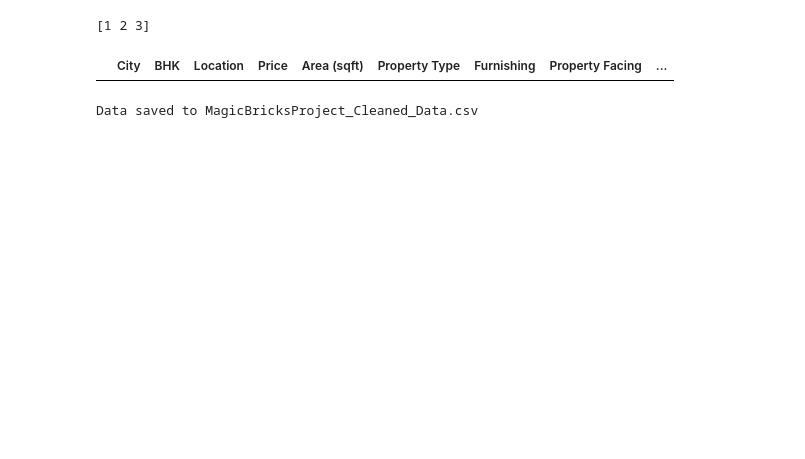
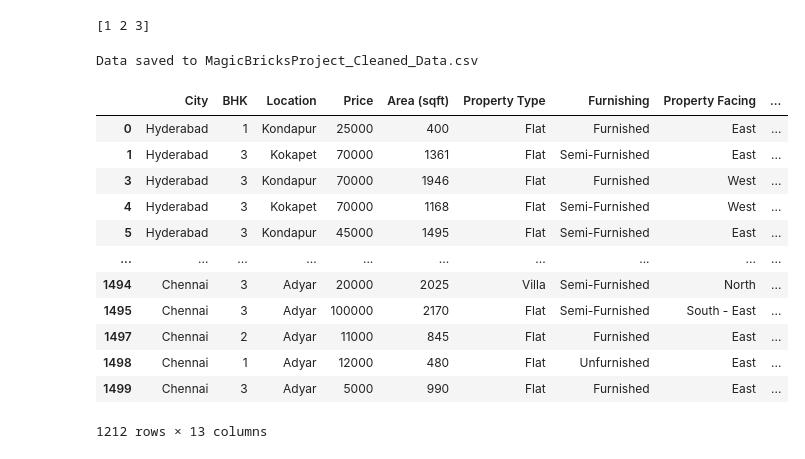
Before and after one commit to kunal1300/MagicBricksProject_Scraped_Data_EDA_Visualization-, a Jupyter notebook: EDAProject.ipynb, the cells around one changed output. Drawn from its saved outputs; the diff is of its cells as text; code cells hidden in the pictures; blank space fills up the shorter version.

```diff
--- a/EDAProject.ipynb
+++ b/EDAProject.ipynb
@@ -610,12 +609,24 @@ df = df[df['Balcony'] <= upper_area]
 print(df['Balcony'].unique())
 # %% [output]
 [1 2 3]
-# %%
-df[df["Location"] =="Hinjawadi"]
-# %% [output]
-|  | City | BHK | Location | Price | Area (sqft) | Property Type | Furnishing | Property Facing | ... |
 # %%
 df.to_csv("MagicBricksProject_Cleaned_Data.csv", index=False)
 print("\nData saved to MagicBricksProject_Cleaned_Data.csv")
 # %% [output]
 Data saved to MagicBricksProject_Cleaned_Data.csv
+# %%
+df
+# %% [output]
+|  | City | BHK | Location | Price | Area (sqft) | Property Type | Furnishing | Property Facing | ... |
+| 0 | Hyderabad | 1 | Kondapur | 25000 | 400 | Flat | Furnished | East | ... |
+| 1 | Hyderabad | 3 | Kokapet | 70000 | 1361 | Flat | Semi-Furnished | East | ... |
+| 3 | Hyderabad | 3 | Kondapur | 70000 | 1946 | Flat | Furnished | West | ... |
+| 4 | Hyderabad | 3 | Kokapet | 70000 | 1168 | Flat | Semi-Furnished | West | ... |
+| 5 | Hyderabad | 3 | Kondapur | 45000 | 1495 | Flat | Semi-Furnished | East | ... |
+| ... | ... | ... | ... | ... | ... | ... | ... | ... | ... |
+| 1494 | Chennai | 3 | Adyar | 20000 | 2025 | Villa | Semi-Furnished | North | ... |
+| 1495 | Chennai | 3 | Adyar | 100000 | 2170 | Flat | Semi-Furnished | South - East | ... |
+| 1497 | Chennai | 2 | Adyar | 11000 | 845 | Flat | Furnished | East | ... |
+| 1498 | Chennai | 1 | Adyar | 12000 | 480 | Flat | Unfurnished | East | ... |
+| 1499 | Chennai | 3 | Adyar | 5000 | 990 | Flat | Furnished | East | ... |
+1212 rows × 13 columns
```
Also changed, not shown: parts of 17 cells of this notebook, 17 other files.
